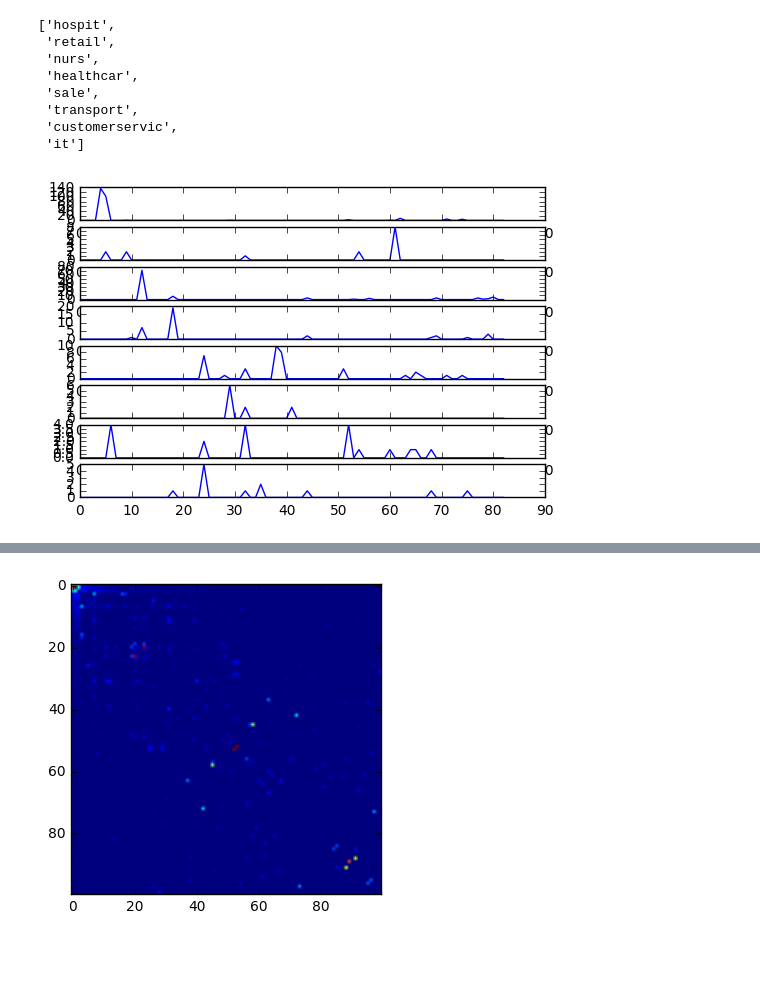
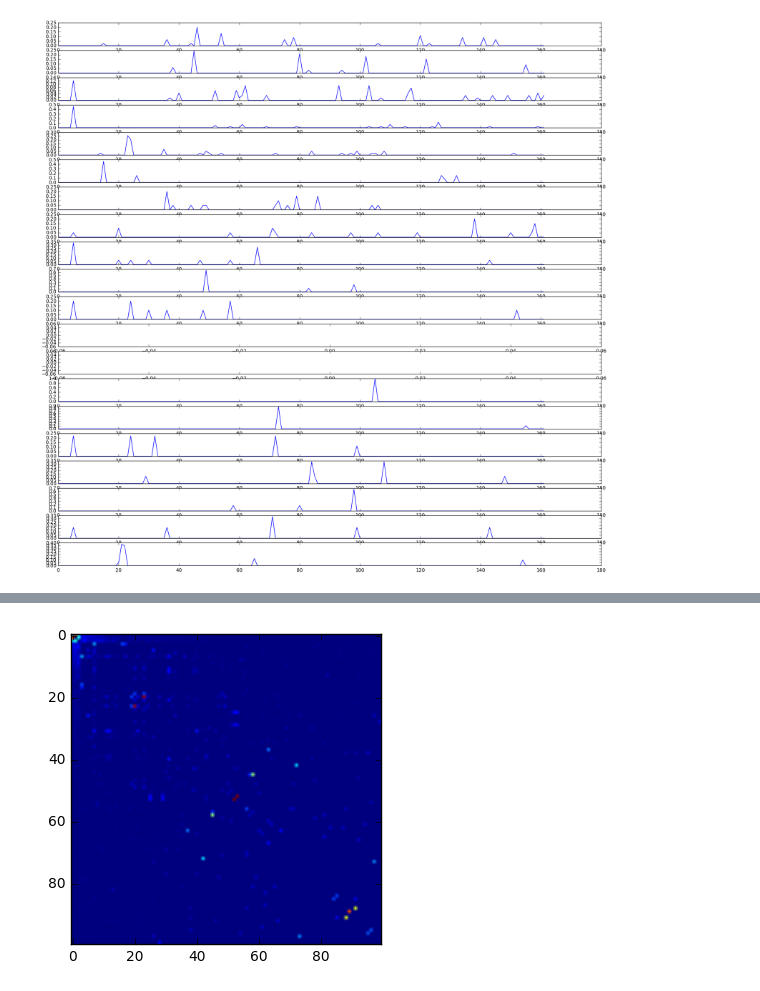
Before and after one commit to kailichen/JobHunting, a Jupyter notebook: wordcluster/wordclustering.ipynb, the cells around one changed output, grey strips where cells are left out. Cells and saved outputs as stored; diff of their text form; code cells hidden in the pictures; blank space fills up the shorter version.

```diff
--- a/wordcluster/wordclustering.ipynb
+++ b/wordcluster/wordclustering.ipynb
@@ -28,7 +28,7 @@ save_file.close()
 
 stemwords = [stem(word) for word in wordslist]
 
-cc = Counter(stemwords).most_common(300)[:100]
+cc = Counter(stemwords).most_common(300)[:200]
 keys = list(map(lambda x: x[0], cc))
 counts = list(map(lambda x: x[1], cc))
 #print keys
@@ -97,16 +97,16 @@ print(sum(h)/len(h))
 # %%
-n = 0
+n = 3
 
 logcounts = [math.log(x) for x in counts]
 logcounts_norm = [ x/max(logcounts) for x in logcounts ]
 h2 = [x**2 for x in h]
 hexp = [math.exp(x) for x in h]
 hexp_norm = [x/max(hexp) for x in hexp]
-plt.plot( counts[n:], h[n:],'ro')
+plt.plot( logcounts[n:], hexp[n:],'ro')
 #plt.show()
 # loop through each x,y pair
 
-for i,j in zip(counts[n:],h[n:]):
+for i,j in zip(logcounts[n:],hexp[n:]):
     corr = 0#-0.05 # adds a little correction to put annotation in marker's centrum
     plt.annotate(str(keys[n]),  xy=(i + corr, j + corr))
     n += 1
@@ -123,7 +123,11 @@ plt.show()
 # %%
-#G = nx.Graph()
-cluster1 = [keys[i] for i in range(len(keys)) if h[i]<2 and counts[i]>200]
-cluster2 = [keys[i] for i in range(len(keys)) if h[i]<2 and counts[i]<200]
+count_thd = 200
+
+cluster1 = [keys[i] for i in range(len(keys)) if h[i]<2 and counts[i]>count_thd]
+cluster2 = [keys[i] for i in range(len(keys)) if h[i]<2 and counts[i]<count_thd]
+
+total1 = sum([counts[i] for i in range(len(keys)) if h[i]<2 and counts[i]>count_thd])
+print(total1)
 '''
 for i in range(len(keys)):
     if h[i] < 2:
@@ -151,17 +167,6 @@ for c1 in cluster1:
         ci = cluster1.index(c1)
         cj = cluster2.index(c2)
         vec1[ci][cj] = com_np[i][j]
-# %%
-cluster1
-# %% [output]
-['hospit',
- 'retail',
- 'nurs',
- 'healthcar',
- 'sale',
- 'transport',
- 'customerservic',
- 'it']
 # %%
 vec2 = np.zeros((len(cluster2), len(cluster1)))
 for c1 in cluster1:
@@ -172,9 +177,9 @@ for c1 in cluster1:
         cj = cluster2.index(c2)
         vec2[cj][ci] = com_np[j][i]
 # %%
-fig, ax = plt.subplots(vec1.shape[0])
+fig, ax = plt.subplots(vec1.shape[0], figsize = (20,20))
 for i in range(vec1.shape[0]):
-    ax[i].plot(vec1[i])
+    ax[i].plot(vec1[i]/sum(vec1[i]))
 plt.show()
 # %% [output]
-[figure, old version]
+[figure, new version]
```
Also changed, not shown: parts of 9 cells of this notebook, 1 other file.
